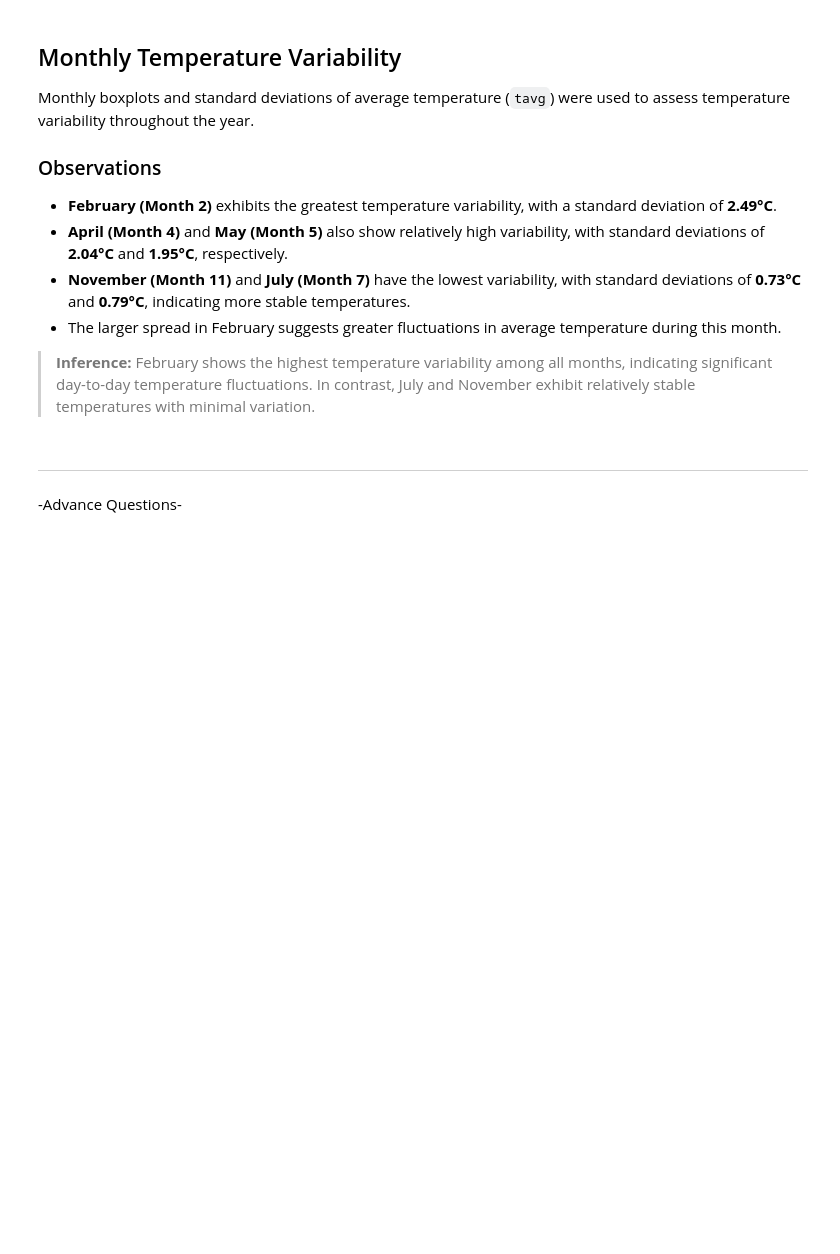
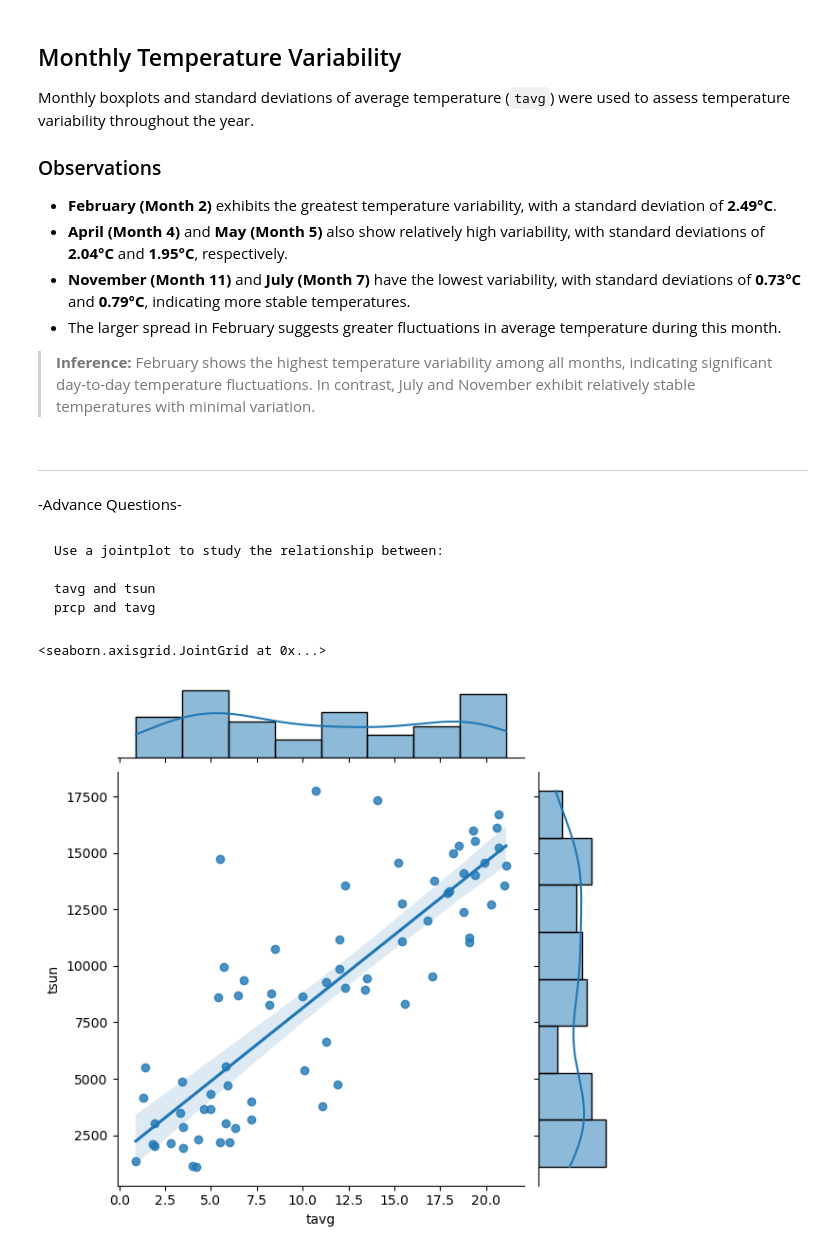
Before and after one commit to thedhawalpanchamiya/data-visualization, a Jupyter notebook: seaborn_work.ipynb, the cells around one changed output. Saved outputs shown, nothing was run; the diff lists cells and outputs as text; code cells hidden in the pictures; blank space fills up the shorter version.

Commit message:
new graphs

````diff
--- a/seaborn_work.ipynb
+++ b/seaborn_work.ipynb
@@ -568,3 +568,16 @@ Monthly boxplots and standard deviations of average temperature (`tavg`) were us
 # %% [markdown]
 ---
 -Advance Questions-
+# %% [markdown]
+
+```
+Use a jointplot to study the relationship between:
+
+tavg and tsun
+prcp and tavg
+```
+# %%
+sns.jointplot(data=data, x="tavg", y="tsun", kind="reg")
+# %% [output]
+<seaborn.axisgrid.JointGrid at 0x...>
+[figure, added]
````
Also changed, not shown: parts of 11 cells of this notebook.
